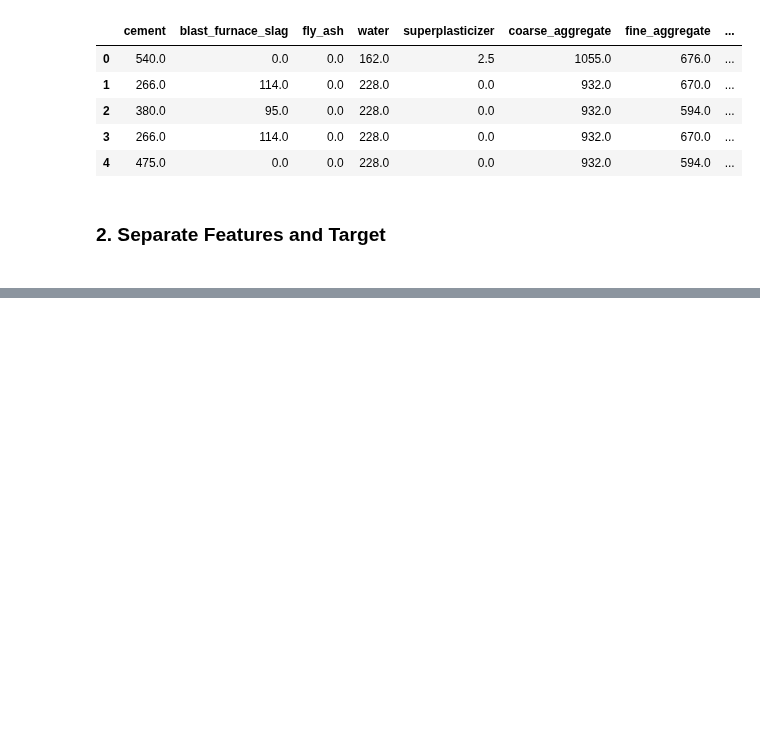
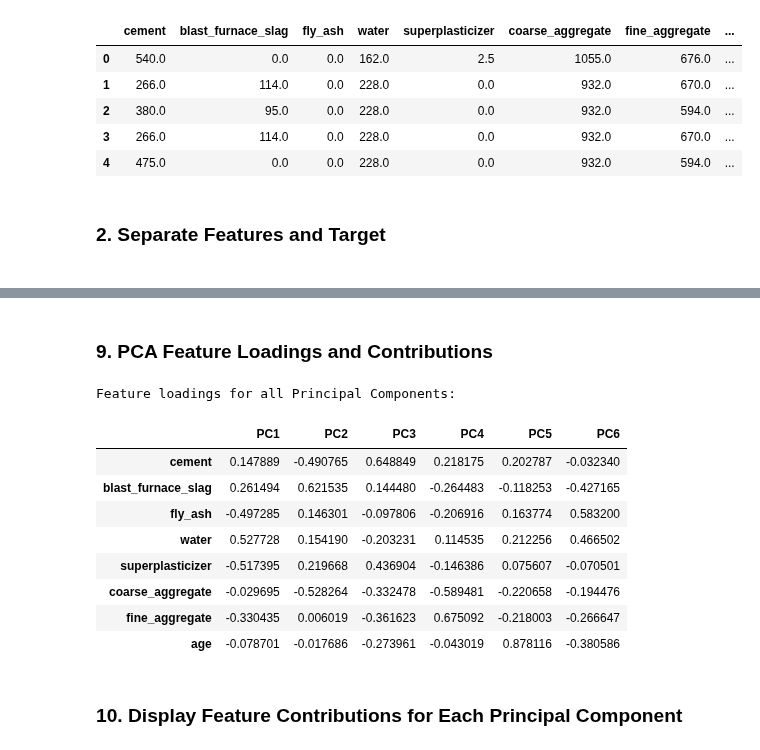
Before and after one commit to pathumzcode/Concrete-Compressive-Strength-Predictor, a Jupyter notebook: notebooks/03_feature_engineering.ipynb, the cells around one changed output, grey strips where cells are left out. Cells and saved outputs as stored; diff of their text form; code cells hidden in the pictures; blank space fills up the shorter version.

```diff
--- a/notebooks/03_feature_engineering.ipynb
+++ b/notebooks/03_feature_engineering.ipynb
@@ -97,14 +115,19 @@ Saved normalized features to D:\My Projects\Concrete-Compressive-Strength-Predic
 # %%
-normalizer = Normalizer(norm='l2')
-X_normalized = pd.DataFrame(
-    normalizer.fit_transform(X_scaled),
-    columns=X_scaled.columns,
-    index=X_scaled.index,
+scaler = StandardScaler()
+
+X_scaled_array = scaler.fit_transform(X_selected)
+
+X_scaled = pd.DataFrame(
+    X_scaled_array,
+    columns=X_selected.columns,
+    index=X_selected.index,
 )
 
-normalized_dataset = X_normalized.copy()
-normalized_dataset[target_column] = y.to_numpy()
-normalized_dataset.to_csv(FEATURES_PATH / 'concrete_features_normalized.csv', index=False)
 
-print(f"Saved normalized features to {FEATURES_PATH / 'concrete_features_normalized.csv'}")
-display(X_normalized.head())
+print("Mean of scaled features:")
+print(X_scaled.mean().round(4))
+
+print("\nStandard deviation of scaled features:")
+print(X_scaled.std(ddof=0).round(4))
+
+display(X_scaled.head())
@@ -313,0 +279,26 @@ Saved PCA data to D:\My Projects\Concrete-Compressive-Strength-Predictor\data\pr
+# %% [markdown]
+<h3><b>9. PCA Feature Loadings and Contributions</b></h3>
+# %%
+pca_loadings = pd.DataFrame(
+    pca.components_.T,
+    index=X_scaled.columns,
+    columns=pca_columns,
+)
+
+
+print("Feature loadings for all Principal Components:")
+
+display(pca_loadings)
+# %% [output]
+Feature loadings for all Principal Components:
+|  | PC1 | PC2 | PC3 | PC4 | PC5 | PC6 |
+| cement | 0.147889 | -0.490765 | 0.648849 | 0.218175 | 0.202787 | -0.032340 |
+| blast_furnace_slag | 0.261494 | 0.621535 | 0.144480 | -0.264483 | -0.118253 | -0.427165 |
+| fly_ash | -0.497285 | 0.146301 | -0.097806 | -0.206916 | 0.163774 | 0.583200 |
+| water | 0.527728 | 0.154190 | -0.203231 | 0.114535 | 0.212256 | 0.466502 |
+| superplasticizer | -0.517395 | 0.219668 | 0.436904 | -0.146386 | 0.075607 | -0.070501 |
+| coarse_aggregate | -0.029695 | -0.528264 | -0.332478 | -0.589481 | -0.220658 | -0.194476 |
+| fine_aggregate | -0.330435 | 0.006019 | -0.361623 | 0.675092 | -0.218003 | -0.266647 |
+| age | -0.078701 | -0.017686 | -0.273961 | -0.043019 | 0.878116 | -0.380586 |
+# %% [markdown]
+<h3><b>10. Display Feature Contributions for Each Principal Component</b></h3>
```
Also changed, not shown: parts of 17 cells of this notebook, 6 other files.
